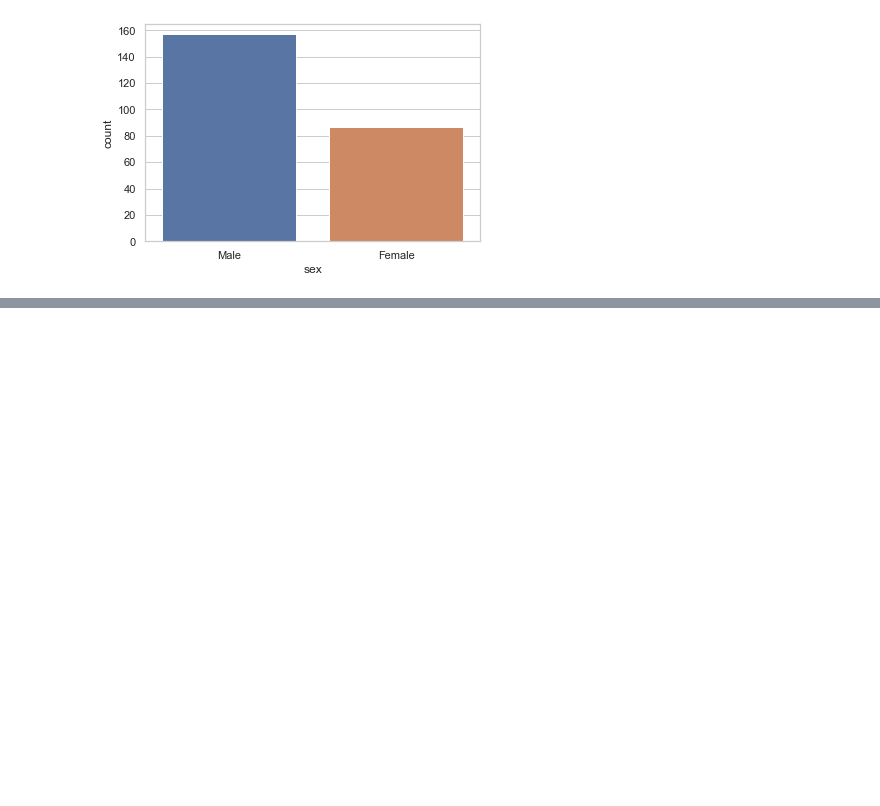
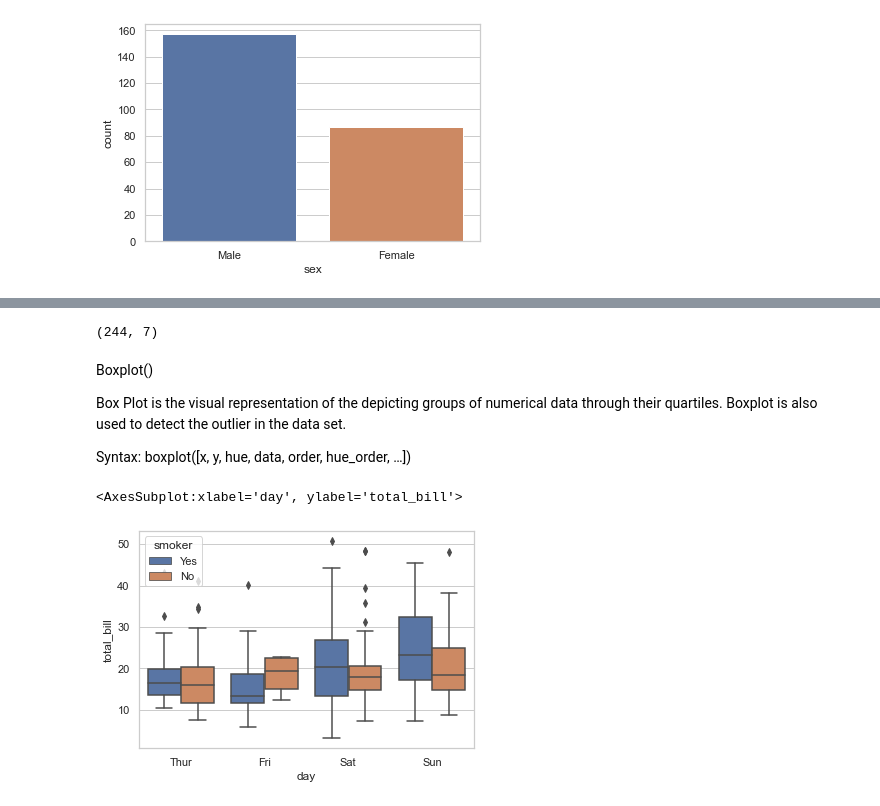
Before and after one commit to Rasel-25/Python, a Jupyter notebook: Seaborn/Seaborn_fundamental.ipynb, the cells around one changed output, grey strips where cells are left out. Drawn from its saved outputs; the diff is of its cells as text; code cells hidden in the pictures; blank space fills up the shorter version.

```diff
--- a/Seaborn/Seaborn_fundamental.ipynb
+++ b/Seaborn/Seaborn_fundamental.ipynb
@@ -183,0 +197,18 @@ sns.countplot(x ='sex', data = df)
+# %%
+df.shape
+# %% [output]
+(244, 7)
+# %% [markdown]
+Boxplot()
+
+Box Plot is the visual representation of the depicting groups of numerical data through their quartiles. Boxplot is also used to detect the outlier in the data set.
+
+Syntax:
+boxplot([x, y, hue, data, order, hue_order, …])
+# %%
+# reading the dataset
+df = sns.load_dataset('tips')
+sns.boxplot(x='day', y='total_bill', data=df, hue='smoker')
+# %% [output]
+<AxesSubplot:xlabel='day', ylabel='total_bill'>
+[figure, added]
```
Also changed, not shown: parts of 21 cells of this notebook.
